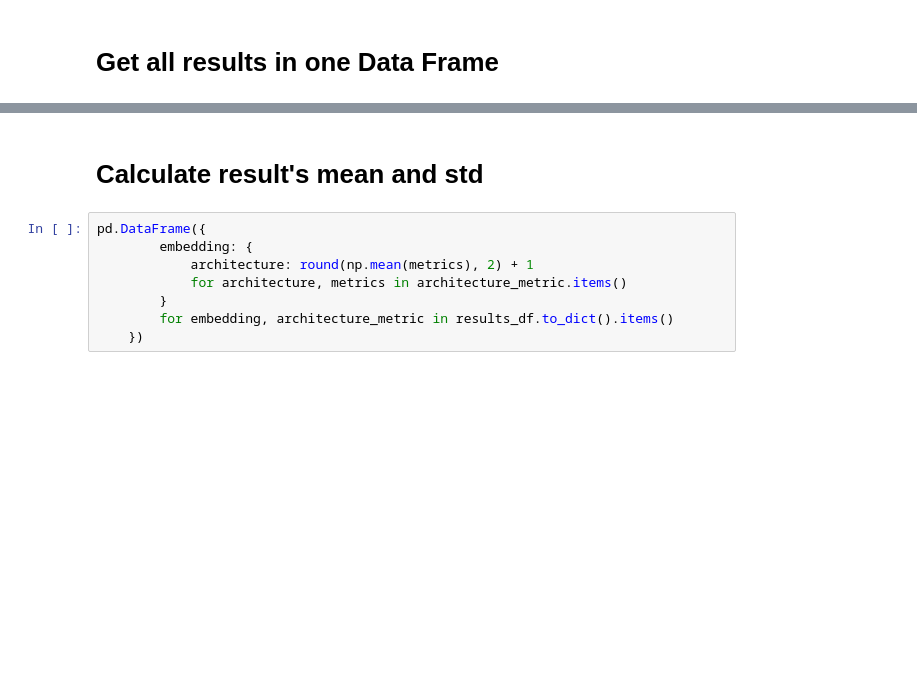
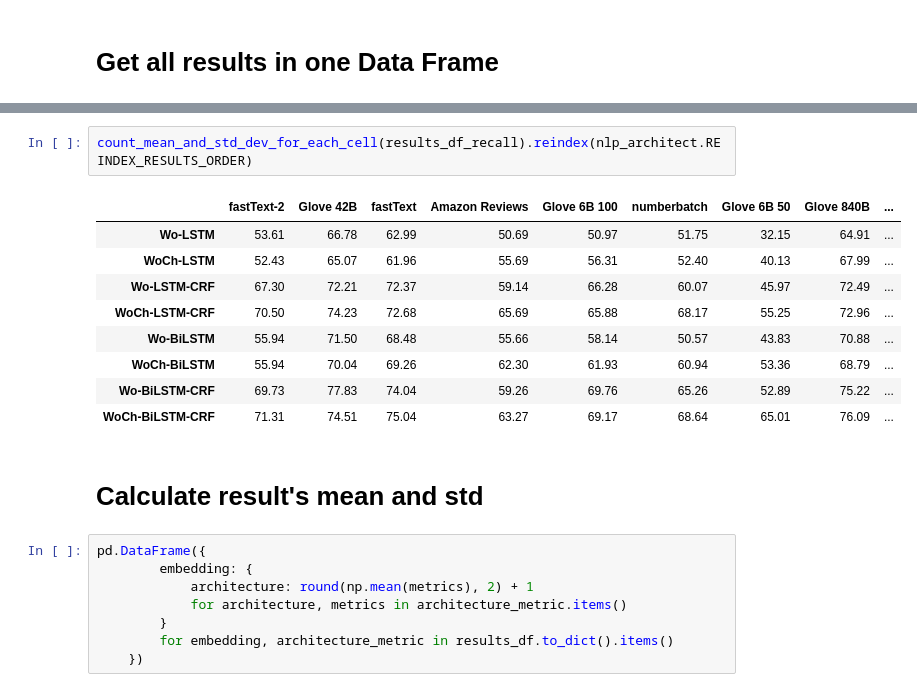
Before and after one commit to laugustyniak/discourse_summarization, a Jupyter notebook: notebooks/datasets/analyze-aspects-results-embeddings-and-datasets.ipynb, the cells around one changed output, grey strips where cells are left out. Drawn from its saved outputs; the diff is of its cells as text; blank space fills up the shorter version.

```diff
--- a/notebooks/datasets/analyze-aspects-results-embeddings-and-datasets.ipynb
+++ b/notebooks/datasets/analyze-aspects-results-embeddings-and-datasets.ipynb
@@ -107,3 +148,15 @@ results_df
+# %%
+count_mean_and_std_dev_for_each_cell(results_df_recall).reindex(nlp_architect.REINDEX_RESULTS_ORDER)
+# %% [output]
+|  | fastText-2 | Glove 42B | fastText | Amazon Reviews | Glove 6B 100 | numberbatch | Glove 6B 50 | Glove 840B | ... |
+| Wo-LSTM | 53.61 | 66.78 | 62.99 | 50.69 | 50.97 | 51.75 | 32.15 | 64.91 | ... |
+| WoCh-LSTM | 52.43 | 65.07 | 61.96 | 55.69 | 56.31 | 52.40 | 40.13 | 67.99 | ... |
+| Wo-LSTM-CRF | 67.30 | 72.21 | 72.37 | 59.14 | 66.28 | 60.07 | 45.97 | 72.49 | ... |
+| WoCh-LSTM-CRF | 70.50 | 74.23 | 72.68 | 65.69 | 65.88 | 68.17 | 55.25 | 72.96 | ... |
+| Wo-BiLSTM | 55.94 | 71.50 | 68.48 | 55.66 | 58.14 | 50.57 | 43.83 | 70.88 | ... |
+| WoCh-BiLSTM | 55.94 | 70.04 | 69.26 | 62.30 | 61.93 | 60.94 | 53.36 | 68.79 | ... |
+| Wo-BiLSTM-CRF | 69.73 | 77.83 | 74.04 | 59.26 | 69.76 | 65.26 | 52.89 | 75.22 | ... |
+| WoCh-BiLSTM-CRF | 71.31 | 74.51 | 75.04 | 63.27 | 69.17 | 68.64 | 65.01 | 76.09 | ... |
 # %% [markdown]
 # Calculate result's mean and std
 # %%
```
Also changed, not shown: parts of 7 cells of this notebook, 1 other file.
